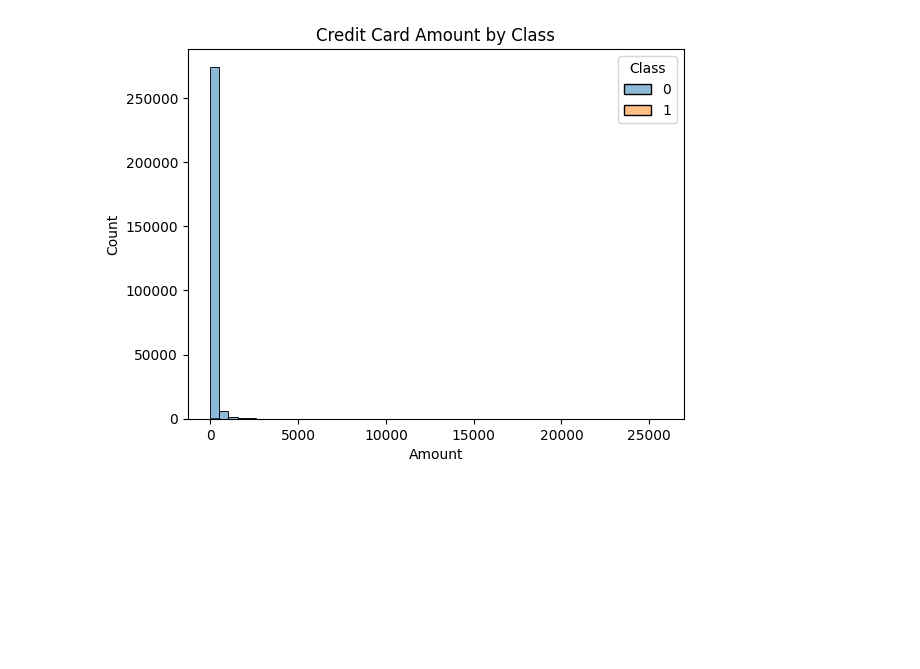
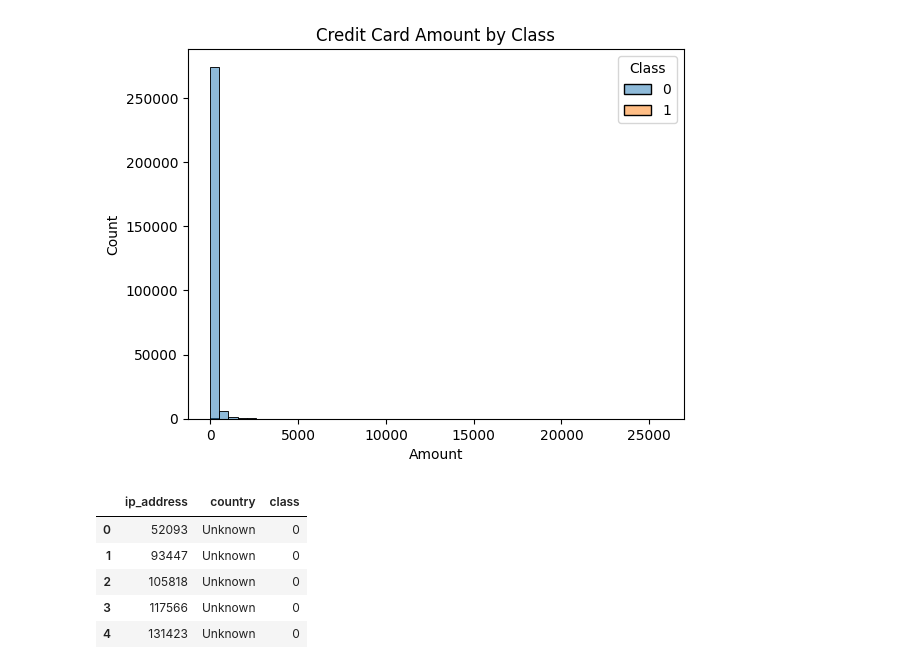
Before and after one commit to Bilen189/fraud-detection, a Jupyter notebook: notebooks/01_task1_preprocessing_eda.ipynb, the cells around one changed output. Cells and saved outputs as stored; diff of their text form; code cells hidden in the pictures; blank space fills up the shorter version.

```diff
--- a/notebooks/01_task1_preprocessing_eda.ipynb
+++ b/notebooks/01_task1_preprocessing_eda.ipynb
@@ -111,3 +111,32 @@ plt.show()
 [figure]
 [figure]
 [figure]
+# %%
+ip_country["lower_bound_ip_address"] = ip_country["lower_bound_ip_address"].astype(int)
+ip_country["upper_bound_ip_address"] = ip_country["upper_bound_ip_address"].astype(int)
+
+fraud_sorted = fraud.sort_values("ip_address")
+ip_sorted = ip_country.sort_values("lower_bound_ip_address")
+
+fraud_geo = pd.merge_asof(
+    fraud_sorted,
+    ip_sorted,
+    left_on="ip_address",
+    right_on="lower_bound_ip_address",
+    direction="backward"
+)
+
+fraud_geo["country"] = np.where(
+    fraud_geo["ip_address"] <= fraud_geo["upper_bound_ip_address"],
+    fraud_geo["country"],
+    "Unknown"
+)
+
+fraud_geo[["ip_address", "country", "class"]].head()
+# %% [output]
+|  | ip_address | country | class |
+| 0 | 52093 | Unknown | 0 |
+| 1 | 93447 | Unknown | 0 |
+| 2 | 105818 | Unknown | 0 |
+| 3 | 117566 | Unknown | 0 |
+| 4 | 131423 | Unknown | 0 |
```
Also changed, not shown: parts of 2 cells of this notebook.
